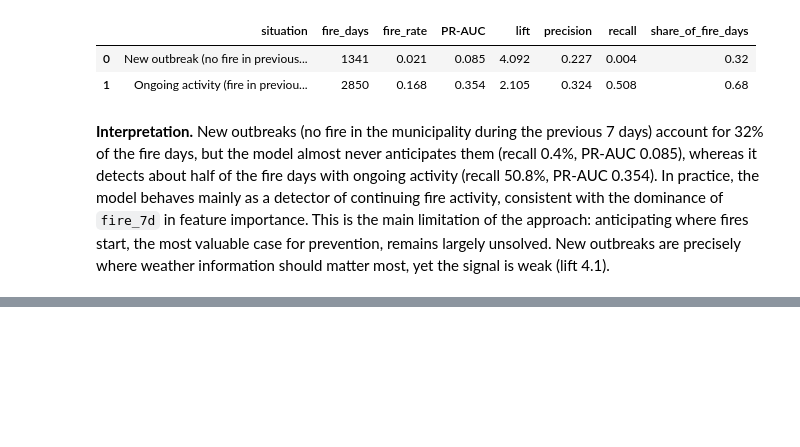
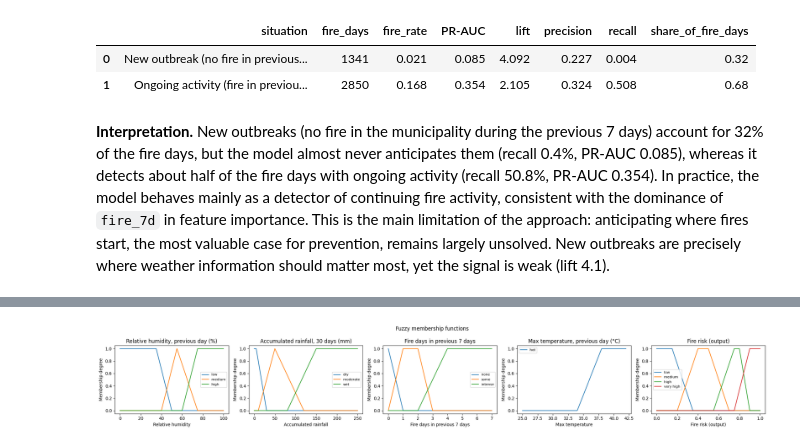
Before and after one commit to MonnikLuianne/wildfire-risk-piaui, a Jupyter notebook: wildfire_risk_piaui.ipynb, the cells around one changed output, grey strips where cells are left out. Saved outputs shown, nothing was run; the diff lists cells and outputs as text; code cells hidden in the pictures; blank space fills up the shorter version.

```diff
--- a/wildfire_risk_piaui.ipynb
+++ b/wildfire_risk_piaui.ipynb
@@ -872,0 +903,40 @@ weather information should matter most, yet the signal is weak (lift 4.1).
+# %%
+def trap(x, a, b, c, d):
+    """Trapezoidal membership: 0 below a, rises to 1 at b, stays 1 until c, falls to 0 at d.
+    a == b gives a left shoulder; c == d gives a right shoulder."""
+    x = np.asarray(x, dtype=np.float32)
+    left = np.ones_like(x) if b == a else np.clip((x - a) / (b - a), 0, 1)
+    right = np.ones_like(x) if d == c else np.clip((d - x) / (d - c), 0, 1)
+    return np.minimum(left, right)
+
+MF = {
+    "rh":    {"low": (0, 0, 35, 50), "medium": (40, 55, 55, 75), "high": (60, 75, 100, 100)},
+    "rain":  {"dry": (0, 0, 5, 30), "moderate": (10, 50, 50, 120), "wet": (80, 150, 1e4, 1e4)},
+    "fire":  {"none": (0, 0, 0, 1), "some": (0, 1, 2, 3), "intense": (2, 4, 7, 7)},
+    "tmax":  {"hot": (34, 38, 60, 60)},
+    "risk":  {"low": (0, 0, 0.15, 0.35), "medium": (0.2, 0.4, 0.5, 0.7),
+              "high": (0.55, 0.75, 0.8, 0.9), "very high": (0.75, 0.9, 1, 1)},
+}
+
+panels = [
+    ("rh", np.linspace(0, 100, 501), "Relative humidity, previous day (%)"),
+    ("rain", np.linspace(0, 250, 501), "Accumulated rainfall, 30 days (mm)"),
+    ("fire", np.linspace(0, 7, 501), "Fire days in previous 7 days"),
+    ("tmax", np.linspace(25, 42, 501), "Max temperature, previous day (°C)"),
+    ("risk", np.linspace(0, 1, 501), "Fire risk (output)"),
+]
+
+fig, axes = plt.subplots(1, 5, figsize=(22, 3.5))
+for ax, (var, x, label) in zip(axes, panels):
+    for name, params in MF[var].items():
+        ax.plot(x, trap(x, *params), label=name)
+    ax.set_title(label)
+    ax.set_xlabel(label.split(",")[0])
+    ax.set_ylabel("Membership degree")
+    ax.set_ylim(-0.05, 1.05)
+    ax.legend(fontsize=8)
+plt.suptitle("Fuzzy membership functions")
+plt.tight_layout()
+plt.show()
+# %% [output]
+[figure, added]
```
Also changed, not shown: parts of 6 cells of this notebook.
